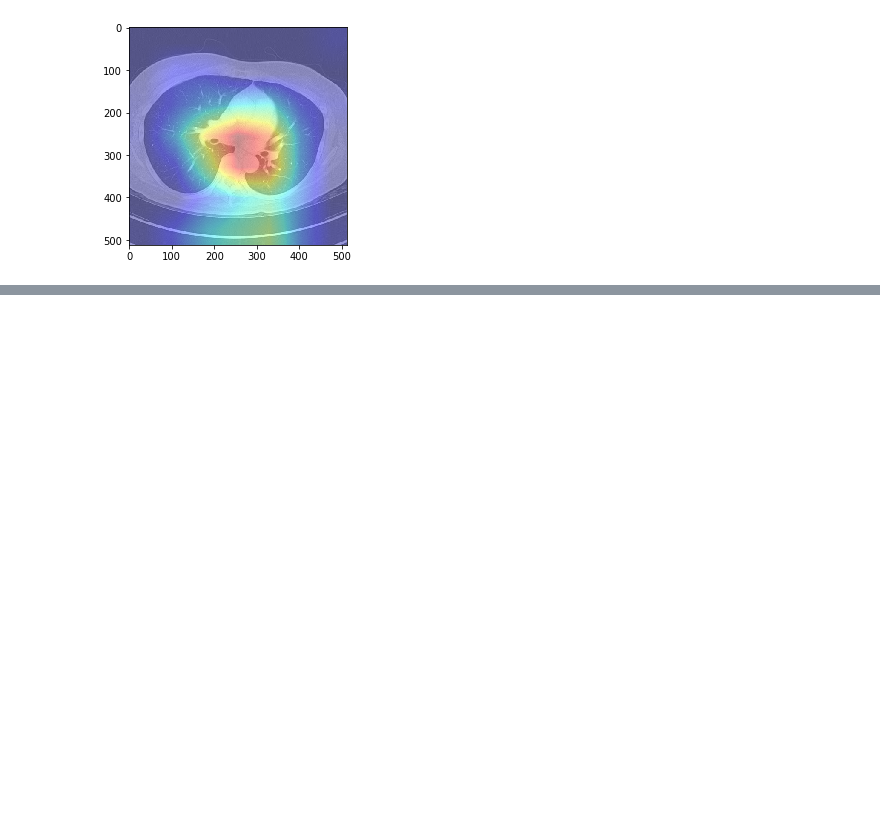
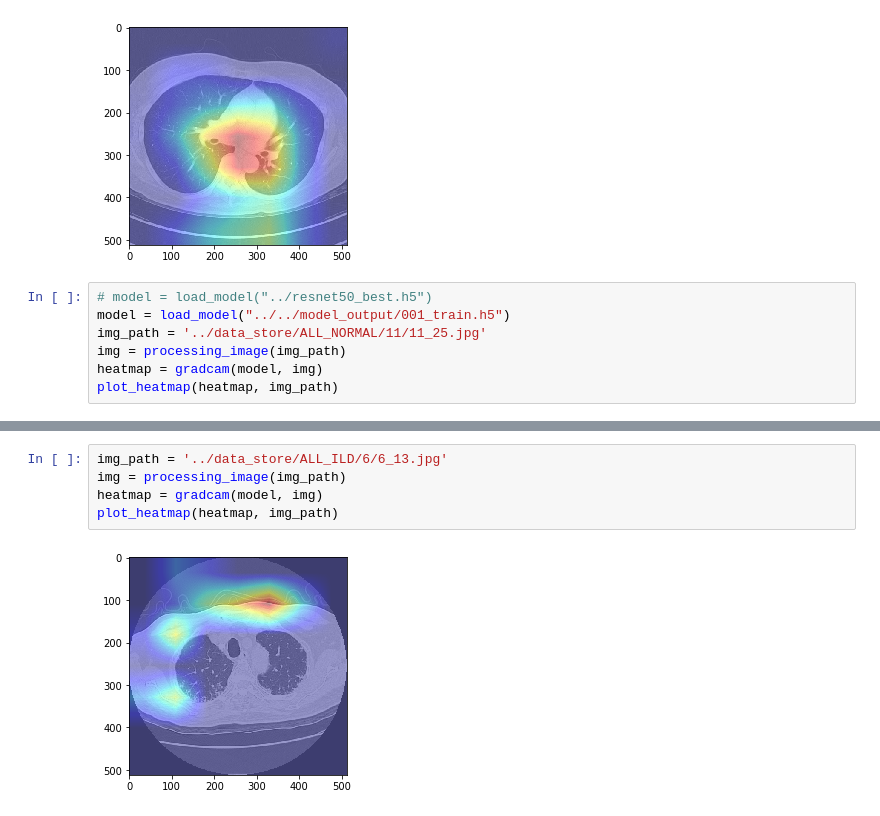
Before and after one commit to Media1129/ILD_PROJECT, a Jupyter notebook: Grad_CAM/ILD_CAM_RESNET.ipynb, the cells around one changed output, grey strips where cells are left out. Cells and saved outputs as stored; diff of their text form; blank space fills up the shorter version.

```diff
--- a/Grad_CAM/ILD_CAM_RESNET.ipynb
+++ b/Grad_CAM/ILD_CAM_RESNET.ipynb
@@ -90,3 +92,10 @@ heatmap = gradcam(model, img)
 plot_heatmap(heatmap, img_path)
 # %% [output]
 [figure]
+# %%
+# model = load_model("../resnet50_best.h5")
+model = load_model("../../model_output/001_train.h5")
+img_path = '../data_store/ALL_NORMAL/11/11_25.jpg'
+img = processing_image(img_path)
+heatmap = gradcam(model, img)
+plot_heatmap(heatmap, img_path)
@@ -92,0 +104,7 @@ plot_heatmap(heatmap, img_path)
+# %%
+img_path = '../data_store/ALL_ILD/6/6_13.jpg'
+img = processing_image(img_path)
+heatmap = gradcam(model, img)
+plot_heatmap(heatmap, img_path)
+# %% [output]
+[figure, added]
```
Also changed, not shown: parts of 16 cells of this notebook.
